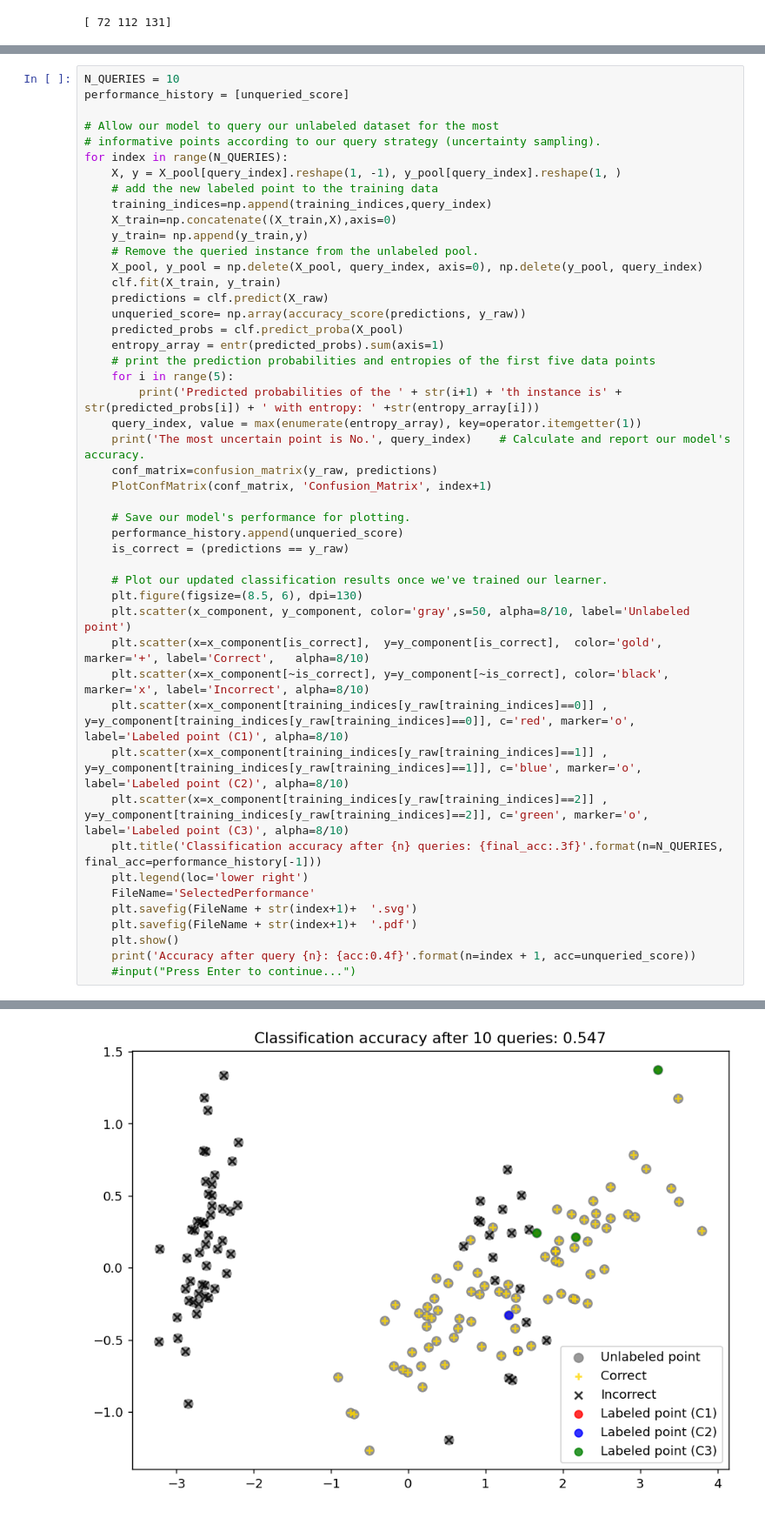
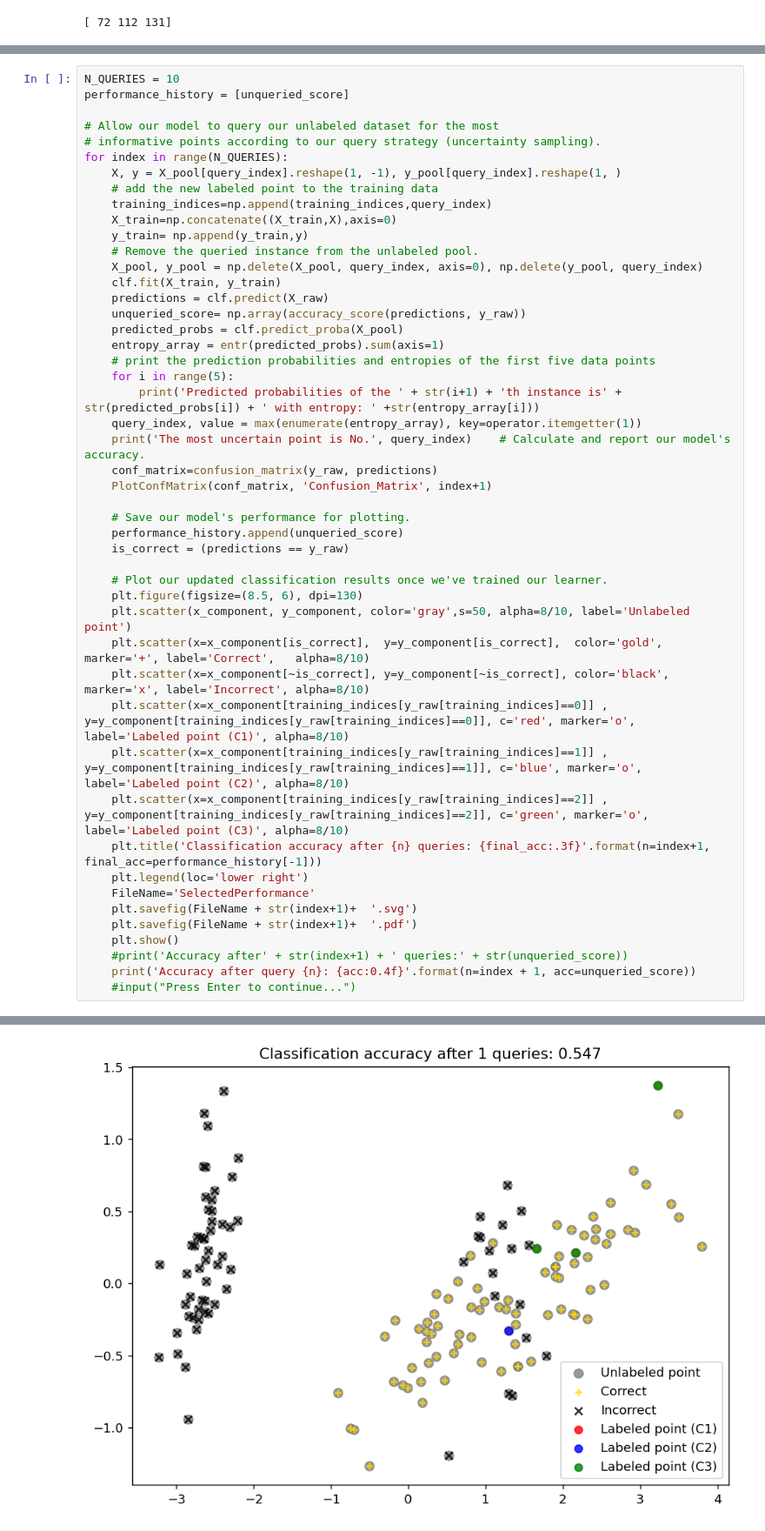
Before and after one commit to Eng-Alaa/AL_SurveyPaper, a Jupyter notebook: AL_IrisData_SurveyPaper.ipynb, the cells around one changed output, grey strips where cells are left out. Shown at 87% size. Cells and saved outputs as stored; diff of their text form.

```diff
--- a/AL_IrisData_SurveyPaper.ipynb
+++ b/AL_IrisData_SurveyPaper.ipynb
@@ -158,35 +158,36 @@ for index in range(N_QUERIES):
     conf_matrix=confusion_matrix(y_raw, predictions)
     PlotConfMatrix(conf_matrix, 'Confusion_Matrix', index+1)
 
     # Save our model's performance for plotting.
     performance_history.append(unqueried_score)
     is_correct = (predictions == y_raw)
 
     # Plot our updated classification results once we've trained our learner.
     plt.figure(figsize=(8.5, 6), dpi=130)
     plt.scatter(x_component, y_component, color='gray',s=50, alpha=8/10, label='Unlabeled point')
     plt.scatter(x=x_component[is_correct],  y=y_component[is_correct],  color='gold', marker='+', label='Correct',   alpha=8/10)
     plt.scatter(x=x_component[~is_correct], y=y_component[~is_correct], color='black', marker='x', label='Incorrect', alpha=8/10)
     plt.scatter(x=x_component[training_indices[y_raw[training_indices]==0]] , y=y_component[training_indices[y_raw[training_indices]==0]], c='red', marker='o', label='Labeled point (C1)', alpha=8/10)
     plt.scatter(x=x_component[training_indices[y_raw[training_indices]==1]] , y=y_component[training_indices[y_raw[training_indices]==1]], c='blue', marker='o', label='Labeled point (C2)', alpha=8/10)
     plt.scatter(x=x_component[training_indices[y_raw[training_indices]==2]] , y=y_component[training_indices[y_raw[training_indices]==2]], c='green', marker='o', label='Labeled point (C3)', alpha=8/10)
-    plt.title('Classification accuracy after {n} queries: {final_acc:.3f}'.format(n=N_QUERIES, final_acc=performance_history[-1]))
+    plt.title('Classification accuracy after {n} queries: {final_acc:.3f}'.format(n=index+1, final_acc=performance_history[-1]))
     plt.legend(loc='lower right')
     FileName='SelectedPerformance'
     plt.savefig(FileName + str(index+1)+  '.svg')
     plt.savefig(FileName + str(index+1)+  '.pdf')
     plt.show()
+    #print('Accuracy after' + str(index+1) + ' queries:' + str(unqueried_score))
     print('Accuracy after query {n}: {acc:0.4f}'.format(n=index + 1, acc=unqueried_score))
     #input("Press Enter to continue...")
 # %% [output]
 Predicted probabilities of the 1th instance is[0.51 0.49] with entropy: 0.6929471672244782
 Predicted probabilities of the 2th instance is[0.535 0.465] with entropy: 0.6906951757946529
 Predicted probabilities of the 3th instance is[0.51 0.49] with entropy: 0.6929471672244782
 Predicted probabilities of the 4th instance is[0.535 0.465] with entropy: 0.6906951757946529
 Predicted probabilities of the 5th instance is[0.51 0.49] with entropy: 0.6929471672244782
 The most uncertain point is No. 0
 [figure]
-[figure, old version]
+[figure, new version]
 Accuracy after query 1: 0.5467
 Predicted probabilities of the 1th instance is[0.545 0.285 0.17 ] with entropy: 0.9897818702155591
 Predicted probabilities of the 2th instance is[0.61  0.215 0.175] with entropy: 0.937020593625987
```
Also changed, not shown: parts of 1 cell of this notebook, 1 other file.
